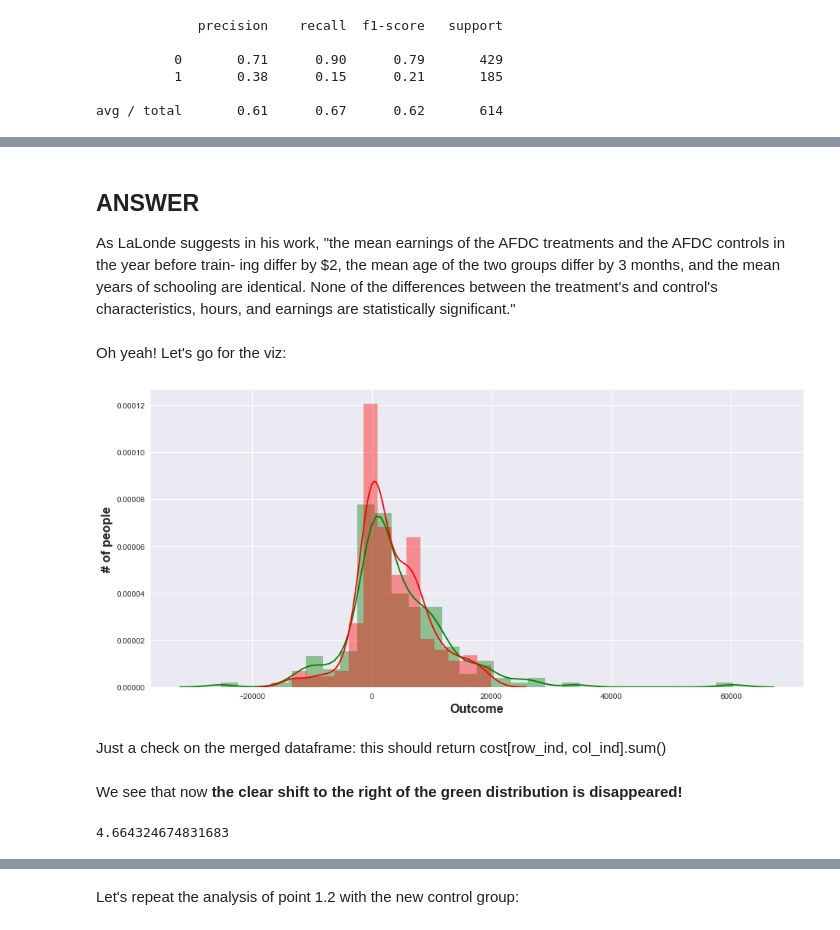
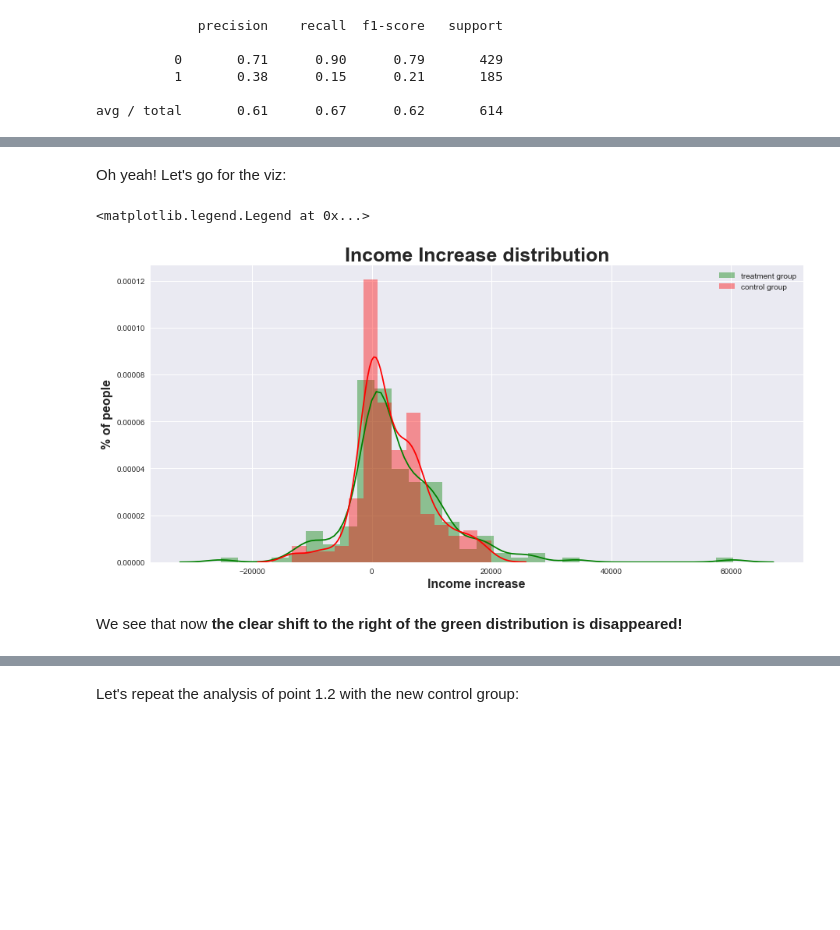
Before and after one commit to LucaZampieri/ADA_homework_LMX, a Jupyter notebook: 04 - Applied ML/H4_Q1.ipynb, the cells around one changed output, grey strips where cells are left out. Drawn from its saved outputs; the diff is of its cells as text; code cells hidden in the pictures; blank space fills up the shorter version.

Commit message:
just need to comment the last part

```diff
--- a/04 - Applied ML/H4_Q1.ipynb
+++ b/04 - Applied ML/H4_Q1.ipynb
@@ -595,0 +521,22 @@ df.head()
+# %%
+# Import ML library
+from sklearn import linear_model
+from sklearn.metrics import confusion_matrix, classification_report
+
+# Build a regressor
+logistic = linear_model.LogisticRegression()
+
+# Create feature matrix and prediction vector
+feature_cols = ['age', 'educ', 'race', 'married', 'nodegree','re74','re75','re78']
+X = df[feature_cols]
+y = df.treat
+# train it
+logistic.fit(X, y)
+# calculate propensity score and orrensponding prediciton
+propensity_score=logistic.predict_proba(X)[:,1]
+y_pred = logistic.predict(X)
+### adding to our dataframe the propensity score for each individual and the correspondent prevision
+df['prediction']= y_pred
+df['propensity score']= propensity_score
+
+df.head(2)
@@ -620,6 +556,3 @@ Are you closer to being able to draw valid conclusions now than you were before?
-# %% [markdown]
-## ANSWER
-As LaLonde suggests in his work, "the mean earnings of the AFDC treatments and the AFDC controls in the year before train- ing differ by $2, the mean age of the two groups differ by 3 months, and the mean years of schooling are identical. None of the differences between the treatment's and control's characteristics, hours, and earnings are statistically significant."
 # %%
 from scipy.optimize import linear_sum_assignment
 
@@ -655,29 +588,23 @@ def match(treat_df, control_df):
     return matched_treat_df,matched_control_df, merged_df, concat_df
 
 
-treat_df, new_control_df, matched_df, new_df = match(treat_df, control_df)
+new_treat_df, new_control_df, matched_df, new_df = match(treat_df, control_df)
 # %% [markdown]
 Oh yeah! Let's go for the viz:
 # %%
 # Visualizing distributions
-part = treat_df.re78-treat_df.re74
-nonpart = new_control_df.re78 - new_control_df.re74
+income_increase_treat = new_treat_df.re78-new_treat_df.re74
+income_increase_control = new_control_df.re78 - new_control_df.re74
 
-plt.figure(figsize=(15,7))
-ax1 = sns.distplot(part, kde=True, color="g")
-ax1.set_ylabel('# of people', fontsize=16).set_weight('bold')
-ax1.set_xlabel('Outcome', fontsize=16).set_weight('bold')
-ax1.legend(label='Non-assisted')
-
-ax2 = sns.distplot(nonpart, kde=True, color="r")
-ax2.legend(label='Non-assisted')
+f, ax = plt.subplots(figsize=(15,7))
+sns.distplot(income_increase_treat, kde=True, color="g", ax = ax, label = 'treatment group')
+ax.set_ylabel('% of people', fontsize=16).set_weight('bold')
+ax.set_xlabel('Income increase', fontsize=16).set_weight('bold')
+sns.distplot(income_increase_control, kde=True, color="r", ax = ax, label = 'control group')
+plt.title("Income Increase distribution", fontsize=25).set_weight('bold')
+ax.legend()
 # %% [output]
+<matplotlib.legend.Legend at 0x...>
-[figure, old version]
+[figure, new version]
-# %% [markdown]
-Just a check on the merged dataframe: this should return cost[row_ind, col_ind].sum()
 # %% [markdown]
 We see that now **the clear shift to the right of the green distribution is disappeared!**
-# %%
-(abs(matched_df['propensity score_x']-matched_df['propensity score_y'])).sum()
-# %% [output]
-4.664324674831683
```
Also changed, not shown: parts of 62 cells of this notebook.
